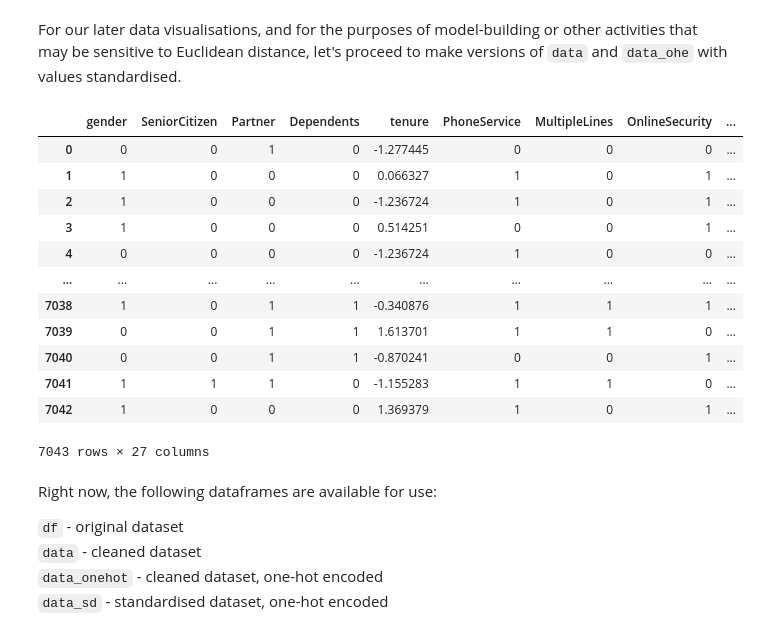
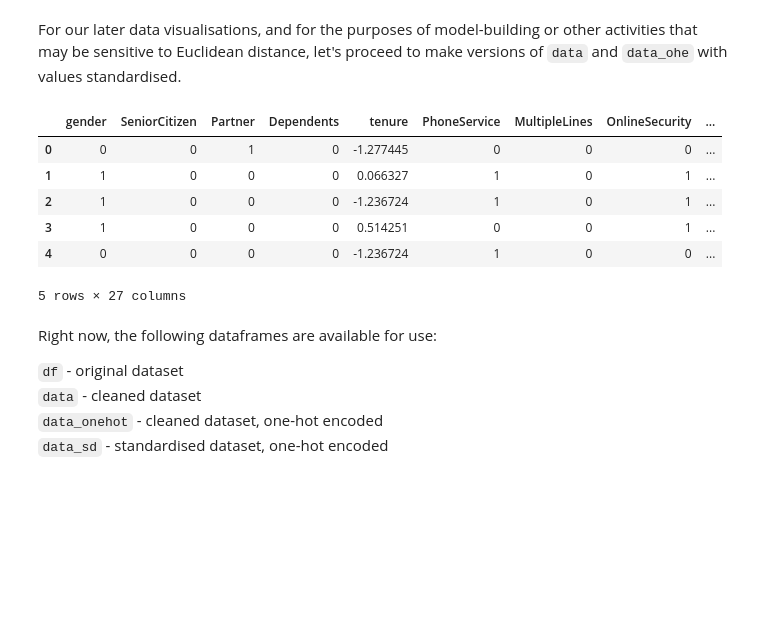
Before and after one commit to GiuseppeManai/ysc4224, a Jupyter notebook: 2.Churn_Model/team3/ChurnModel.ipynb, the cells around one changed output. Drawn from its saved outputs; the diff is of its cells as text; code cells hidden in the pictures; blank space fills up the shorter version.

```diff
--- a/2.Churn_Model/team3/ChurnModel.ipynb
+++ b/2.Churn_Model/team3/ChurnModel.ipynb
@@ -1306,28 +1322,22 @@ from sklearn import preprocessing
 scale = sklearn.preprocessing.StandardScaler()
 
 # Standardising data_sd using the onehotencoded data
-data_sd = data_onehot
+data_sd = data_onehot.copy()
 
 # Checking whether customer is new or not (< 6 months)
 data_sd['tenure'] = scale.fit_transform(data[['tenure']])
 data_sd['MonthlyCharges'] = scale.fit_transform(data[['MonthlyCharges']])
 data_sd['TotalCharges'] = scale.fit_transform(data[['TotalCharges']])
-
-data_sd
-# %% [output]
-|  | gender | SeniorCitizen | Partner | Dependents | tenure | PhoneService | MultipleLines | OnlineSecurity | ... |
-| 0 | 0 | 0 | 1 | 0 | -1.277445 | 0 | 0 | 0 | ... |
-| 1 | 1 | 0 | 0 | 0 | 0.066327 | 1 | 0 | 1 | ... |
-| 2 | 1 | 0 | 0 | 0 | -1.236724 | 1 | 0 | 1 | ... |
-| 3 | 1 | 0 | 0 | 0 | 0.514251 | 0 | 0 | 1 | ... |
-| 4 | 0 | 0 | 0 | 0 | -1.236724 | 1 | 0 | 0 | ... |
-| ... | ... | ... | ... | ... | ... | ... | ... | ... | ... |
-| 7038 | 1 | 0 | 1 | 1 | -0.340876 | 1 | 1 | 1 | ... |
-| 7039 | 0 | 0 | 1 | 1 | 1.613701 | 1 | 1 | 0 | ... |
-| 7040 | 0 | 0 | 1 | 1 | -0.870241 | 0 | 0 | 1 | ... |
-| 7041 | 1 | 1 | 1 | 0 | -1.155283 | 1 | 1 | 0 | ... |
-| 7042 | 1 | 0 | 0 | 0 | 1.369379 | 1 | 0 | 1 | ... |
-7043 rows × 27 columns
+# %%
+data_sd.head()
+# %% [output]
+|  | gender | SeniorCitizen | Partner | Dependents | tenure | PhoneService | MultipleLines | OnlineSecurity | ... |
+| 0 | 0 | 0 | 1 | 0 | -1.277445 | 0 | 0 | 0 | ... |
+| 1 | 1 | 0 | 0 | 0 | 0.066327 | 1 | 0 | 1 | ... |
+| 2 | 1 | 0 | 0 | 0 | -1.236724 | 1 | 0 | 1 | ... |
+| 3 | 1 | 0 | 0 | 0 | 0.514251 | 0 | 0 | 1 | ... |
+| 4 | 0 | 0 | 0 | 0 | -1.236724 | 1 | 0 | 0 | ... |
+5 rows × 27 columns
 # %% [markdown]
 Right now, the following dataframes are available for use:
 
```
Also changed, not shown: parts of 42 cells of this notebook.
